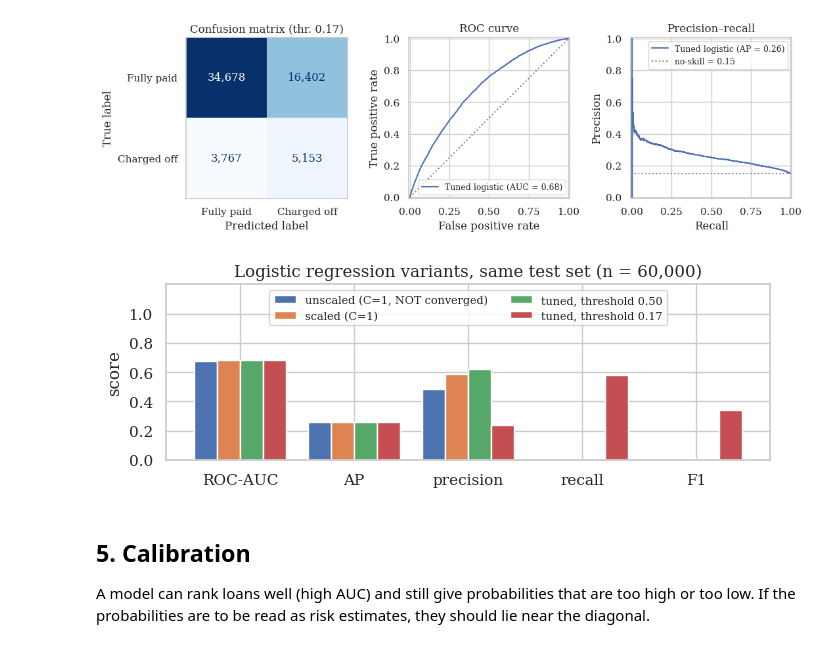
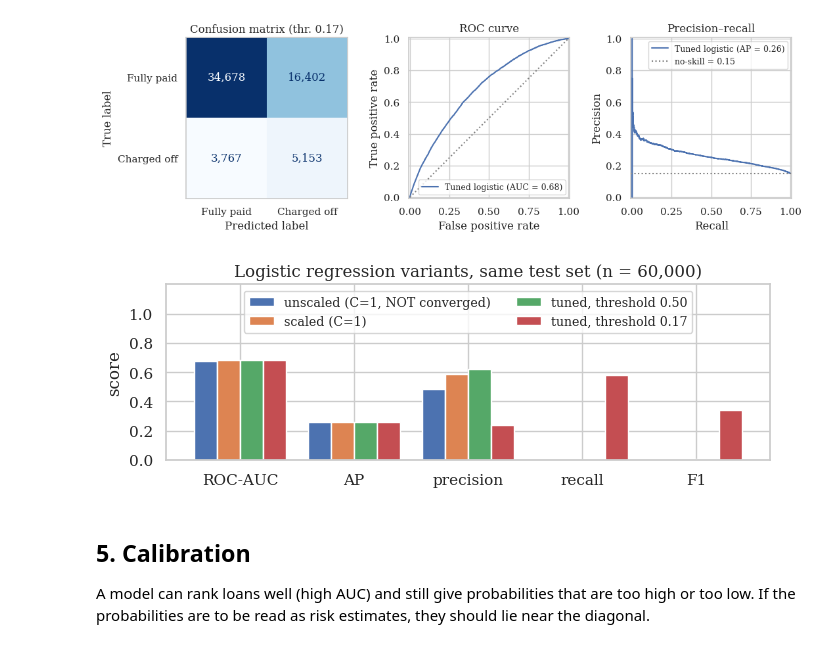
Before and after one commit to bindrickc-dev/LendingClub-Capstone, a Jupyter notebook: Week4_Logistic_Regression_Feature_Scaling.ipynb, the cells around one changed output. Cells and saved outputs as stored; diff of their text form; code cells hidden in the pictures.

Commit message:
Add weekly source cells, sync Week 4 timing, enlarge Figure 4 text, update README
Co-Authored-By: Claude Opus 5.5 <noreply@anthropic.com>

```diff
--- a/Week4_Logistic_Regression_Feature_Scaling.ipynb
+++ b/Week4_Logistic_Regression_Feature_Scaling.ipynb
@@ -243,12 +243,13 @@ plt.tight_layout(); plt.savefig(FIG_DIR / "fig3_logistic_evaluation.png", dpi=20
 # %%
 # Figure 4 for the report: unscaled vs scaled vs tuned on identical test rows
 plot_cols = ["ROC_AUC", "PR_AUC(AP)", "precision", "recall", "F1"]
 ax = lr_test[plot_cols].T.rename(index={"ROC_AUC": "ROC-AUC", "PR_AUC(AP)": "AP"}).plot.bar(figsize=(7, 2.6), rot=0, width=0.8)
 ax.set(title=f"Logistic regression variants, same test set (n = {len(y_te):,})", ylabel="score", ylim=(0, 1.2), yticks=np.arange(0, 1.01, 0.2))
-ax.legend(fontsize=8, loc="upper center", ncol=2)
+ax.legend(fontsize=9, loc="upper center", ncol=2)
+ax.tick_params(labelsize=11)
 plt.tight_layout(); plt.savefig(FIG_DIR / "fig4_logistic_comparison.png", dpi=200); plt.show()
 # %% [output]
-[figure, old version]
+[figure, new version]
 # %% [markdown]
 ## 5. Calibration
 
```
Also changed, not shown: parts of 3 cells of this notebook, 7 other files.
